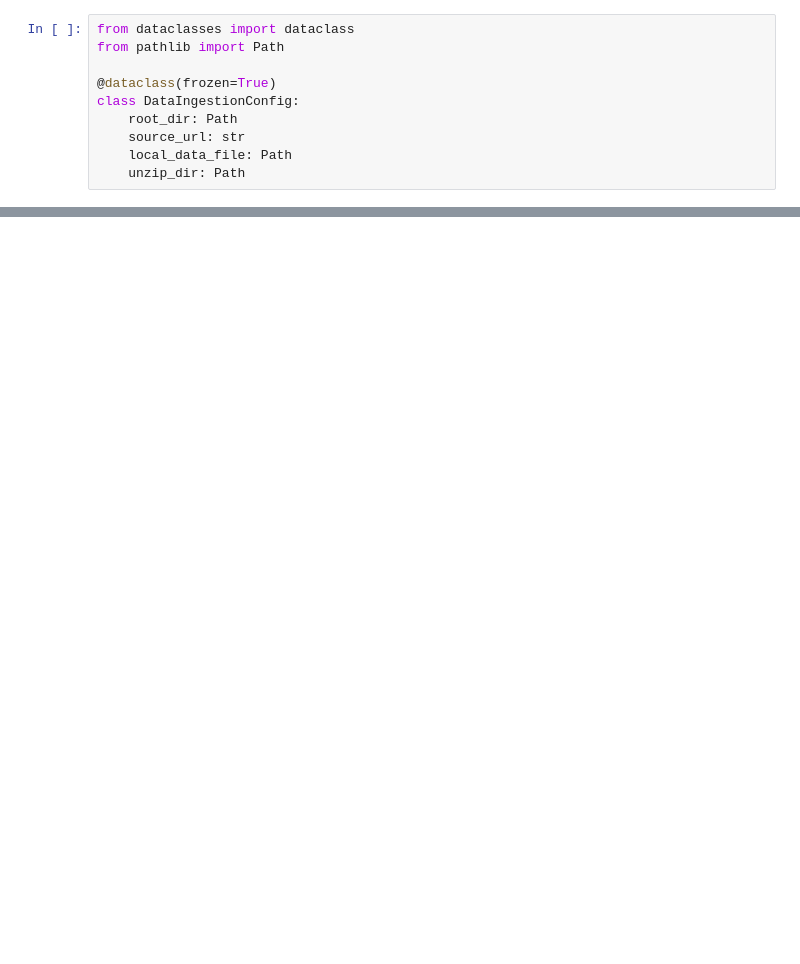
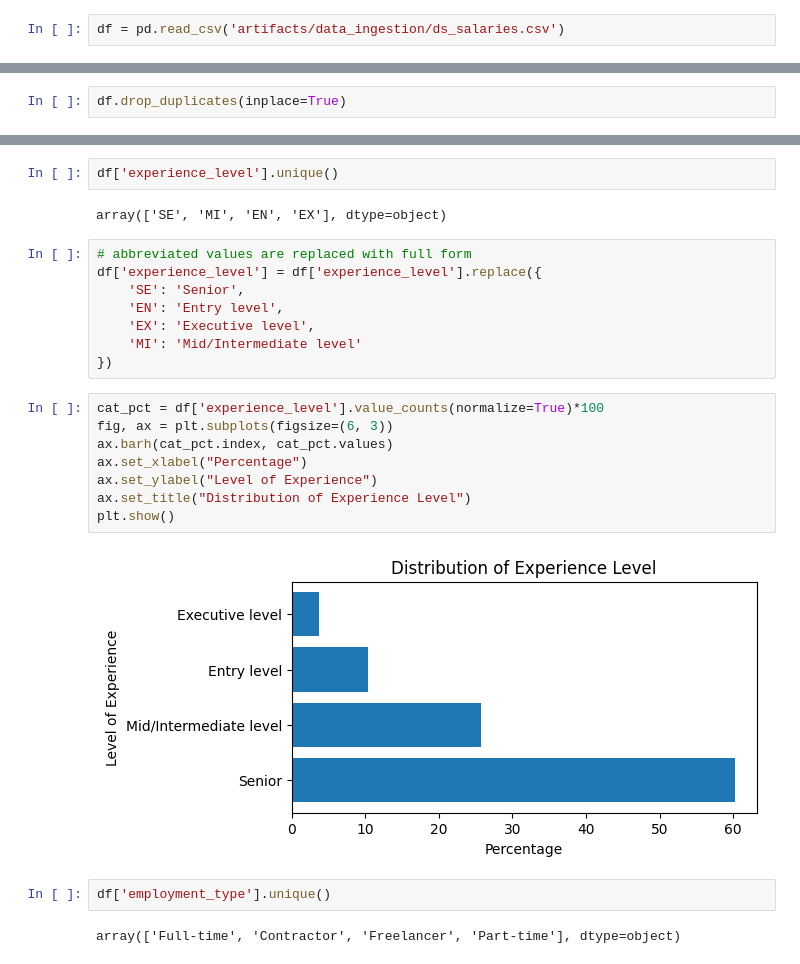
Before and after one commit to abdulbari80/End-to-end-production-Machine-Learning-and-MLOps, a Jupyter notebook: notebook/data_wrangling.ipynb, the cells around one changed output, grey strips where cells are left out. Drawn from its saved outputs; the diff is of its cells as text; blank space fills up the shorter version.

```diff
--- a/notebook/data_wrangling.ipynb
+++ b/notebook/data_wrangling.ipynb
@@ -10,10 +35,2 @@ os.chdir("../")
 # %%
-from dataclasses import dataclass
-from pathlib import Path
-
-@dataclass(frozen=True)
-class DataIngestionConfig:
-    root_dir: Path
-    source_url: str
-    local_data_file: Path
-    unzip_dir: Path
+df = pd.read_csv('artifacts/data_ingestion/ds_salaries.csv')
@@ -38,0 +101,2 @@ class ConfigurationManager:
+# %%
+df.drop_duplicates(inplace=True)
@@ -38,0 +143,26 @@ class ConfigurationManager:
+# %%
+df['experience_level'].unique()
+# %% [output]
+array(['SE', 'MI', 'EN', 'EX'], dtype=object)
+# %%
+# abbreviated values are replaced with full form
+df['experience_level'] = df['experience_level'].replace({
+    'SE': 'Senior',
+    'EN': 'Entry level',
+    'EX': 'Executive level',
+    'MI': 'Mid/Intermediate level'
+})
+# %%
+cat_pct = df['experience_level'].value_counts(normalize=True)*100
+fig, ax = plt.subplots(figsize=(6, 3))
+ax.barh(cat_pct.index, cat_pct.values)
+ax.set_xlabel("Percentage")
+ax.set_ylabel("Level of Experience")
+ax.set_title("Distribution of Experience Level")
+plt.show()
+# %% [output]
+[figure, added]
+# %%
+df['employment_type'].unique()
+# %% [output]
+array(['Full-time', 'Contractor', 'Freelancer', 'Part-time'], dtype=object)
```
Also changed, not shown: parts of 57 cells of this notebook, 6 other files.
